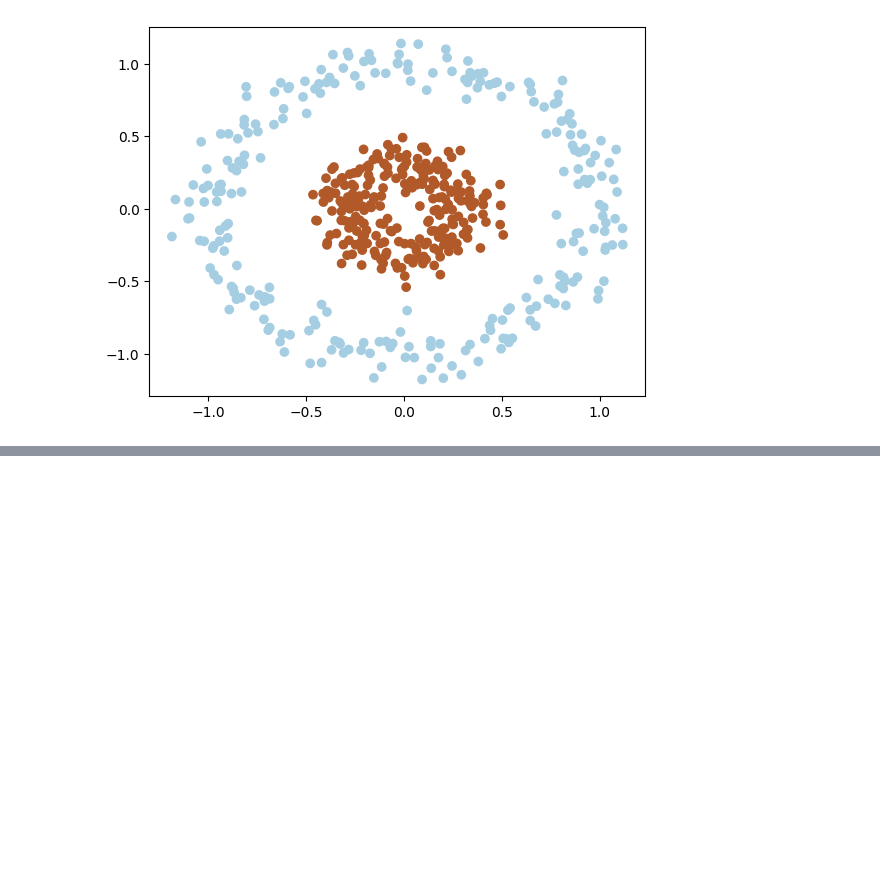
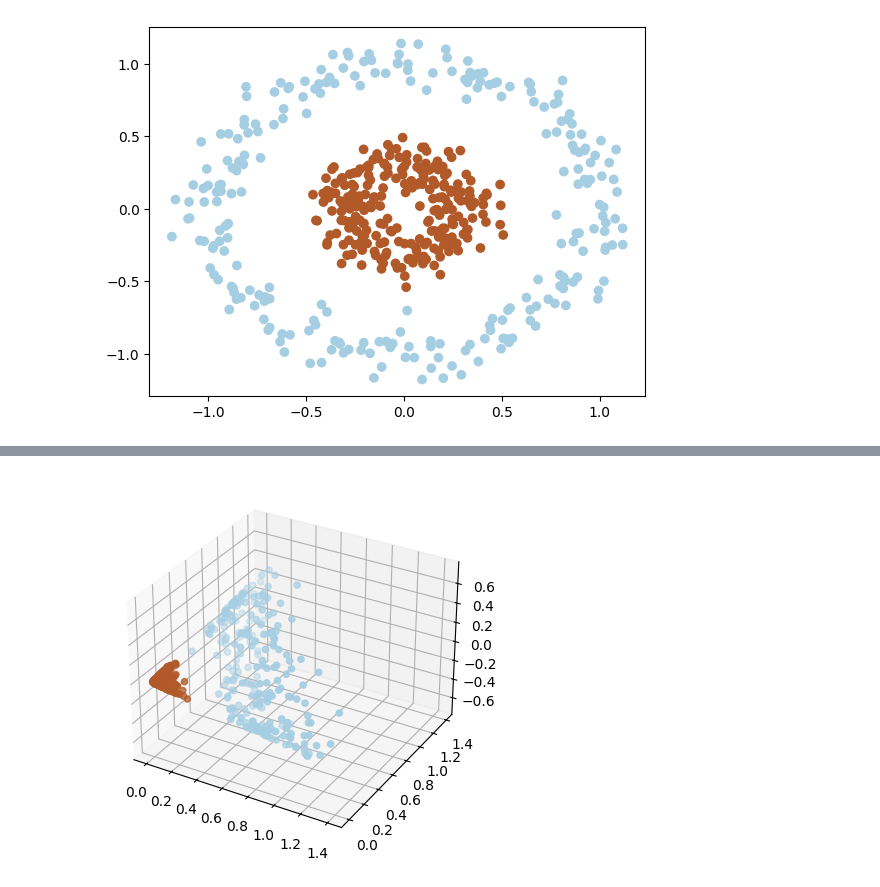
Before and after one commit to Vgr20/EN3150_Assignment_04, a Jupyter notebook: Assignment.ipynb, the cells around one changed output, grey strips where cells are left out. Saved outputs shown, nothing was run; the diff lists cells and outputs as text; code cells hidden in the pictures; blank space fills up the shorter version.

```diff
--- a/Assignment.ipynb
+++ b/Assignment.ipynb
@@ -28,0 +29,16 @@ plt.show()
+# %%
+def mappingKernel (x1,x2) :
+    return x1**2,x2**2,x1*x2
+
+
+mappedx_2 ,mappedy_2 ,mappedz_2 = mappingKernel (X [:, 0], X [:, 1])
+
+# visualize in 3D
+
+from mpl_toolkits.mplot3d import Axes3D
+fig = plt.figure ()
+ax = fig.add_subplot (111 , projection ='3d')
+ax.scatter (mappedx_2 ,mappedy_2 ,mappedz_2 , c=y, cmap=plt.cm.Paired)
+plt.show()
+# %% [output]
+[figure, added]
```
Also changed, not shown: parts of 8 cells of this notebook, 23 other files.
